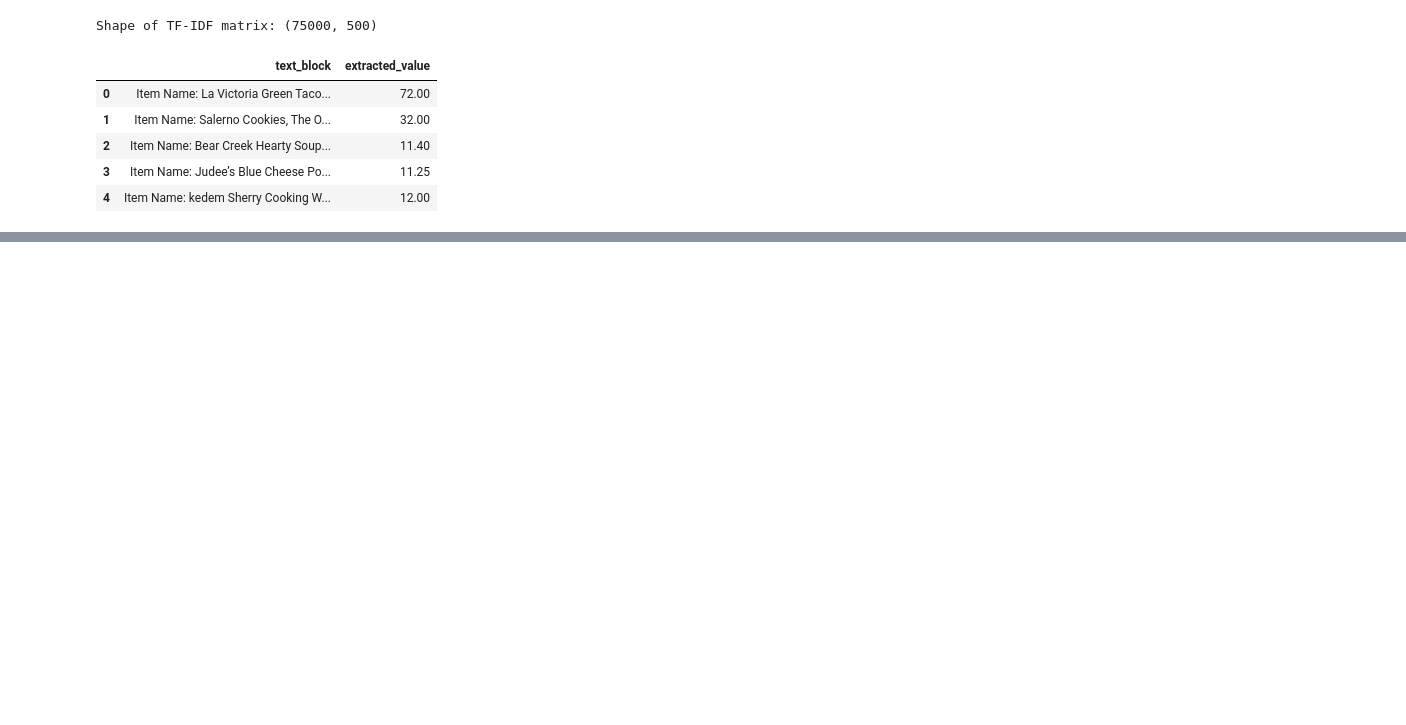
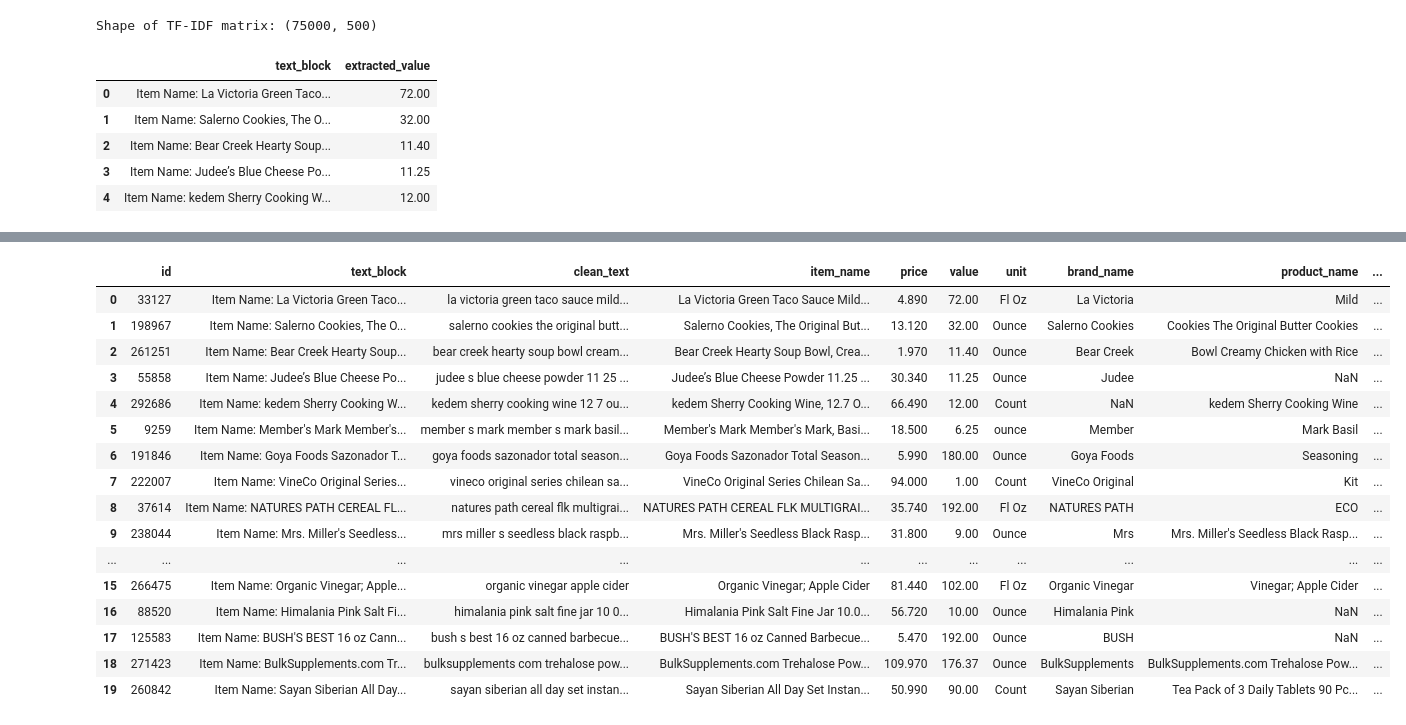
Before and after one commit to Shailja12326646/AI_AGENTS, a Jupyter notebook: price_prediction.ipynb, the cells around one changed output, grey strips where cells are left out. Saved outputs shown, nothing was run; the diff lists cells and outputs as text; code cells hidden in the pictures; blank space fills up the shorter version.

```diff
--- a/price_prediction.ipynb
+++ b/price_prediction.ipynb
@@ -160,0 +372,3 @@ df.head(10)
+# %%
+da=pd.read_csv("/content/filtered_dataset.csv")
+da.head()
@@ -160,0 +517,20 @@ df.head(10)
+# %%
+da.head(20)
+# %% [output]
+|  | id | text_block | clean_text | item_name | price | value | unit | brand_name | product_name | ... |
+| 0 | 33127 | Item Name: La Victoria Green Taco... | la victoria green taco sauce mild... | La Victoria Green Taco Sauce Mild... | 4.890 | 72.00 | Fl Oz | La Victoria | Mild | ... |
+| 1 | 198967 | Item Name: Salerno Cookies, The O... | salerno cookies the original butt... | Salerno Cookies, The Original But... | 13.120 | 32.00 | Ounce | Salerno Cookies | Cookies The Original Butter Cookies | ... |
+| 2 | 261251 | Item Name: Bear Creek Hearty Soup... | bear creek hearty soup bowl cream... | Bear Creek Hearty Soup Bowl, Crea... | 1.970 | 11.40 | Ounce | Bear Creek | Bowl Creamy Chicken with Rice | ... |
+| 3 | 55858 | Item Name: Judee’s Blue Cheese Po... | judee s blue cheese powder 11 25 ... | Judee’s Blue Cheese Powder 11.25 ... | 30.340 | 11.25 | Ounce | Judee | NaN | ... |
+| 4 | 292686 | Item Name: kedem Sherry Cooking W... | kedem sherry cooking wine 12 7 ou... | kedem Sherry Cooking Wine, 12.7 O... | 66.490 | 12.00 | Count | NaN | kedem Sherry Cooking Wine | ... |
+| 5 | 9259 | Item Name: Member's Mark Member's... | member s mark member s mark basil... | Member's Mark Member's Mark, Basi... | 18.500 | 6.25 | ounce | Member | Mark Basil | ... |
+| 6 | 191846 | Item Name: Goya Foods Sazonador T... | goya foods sazonador total season... | Goya Foods Sazonador Total Season... | 5.990 | 180.00 | Ounce | Goya Foods | Seasoning | ... |
+| 7 | 222007 | Item Name: VineCo Original Series... | vineco original series chilean sa... | VineCo Original Series Chilean Sa... | 94.000 | 1.00 | Count | VineCo Original | Kit | ... |
+| 8 | 37614 | Item Name: NATURES PATH CEREAL FL... | natures path cereal flk multigrai... | NATURES PATH CEREAL FLK MULTIGRAI... | 35.740 | 192.00 | Fl Oz | NATURES PATH | ECO | ... |
+| 9 | 238044 | Item Name: Mrs. Miller's Seedless... | mrs miller s seedless black raspb... | Mrs. Miller's Seedless Black Rasp... | 31.800 | 9.00 | Ounce | Mrs | Mrs. Miller's Seedless Black Rasp... | ... |
+| ... | ... | ... | ... | ... | ... | ... | ... | ... | ... | ... |
+| 15 | 266475 | Item Name: Organic Vinegar; Apple... | organic vinegar apple cider | Organic Vinegar; Apple Cider | 81.440 | 102.00 | Fl Oz | Organic Vinegar | Vinegar; Apple Cider | ... |
+| 16 | 88520 | Item Name: Himalania Pink Salt Fi... | himalania pink salt fine jar 10 0... | Himalania Pink Salt Fine Jar 10.0... | 56.720 | 10.00 | Ounce | Himalania Pink | NaN | ... |
+| 17 | 125583 | Item Name: BUSH'S BEST 16 oz Cann... | bush s best 16 oz canned barbecue... | BUSH'S BEST 16 oz Canned Barbecue... | 5.470 | 192.00 | Ounce | BUSH | NaN | ... |
+| 18 | 271423 | Item Name: BulkSupplements.com Tr... | bulksupplements com trehalose pow... | BulkSupplements.com Trehalose Pow... | 109.970 | 176.37 | Ounce | BulkSupplements | BulkSupplements.com Trehalose Pow... | ... |
+| 19 | 260842 | Item Name: Sayan Siberian All Day... | sayan siberian all day set instan... | Sayan Siberian All Day Set Instan... | 50.990 | 90.00 | Count | Sayan Siberian | Tea Pack of 3 Daily Tablets 90 Pc... | ... |
```
Also changed, not shown: parts of 41 cells of this notebook, 1 other file.
